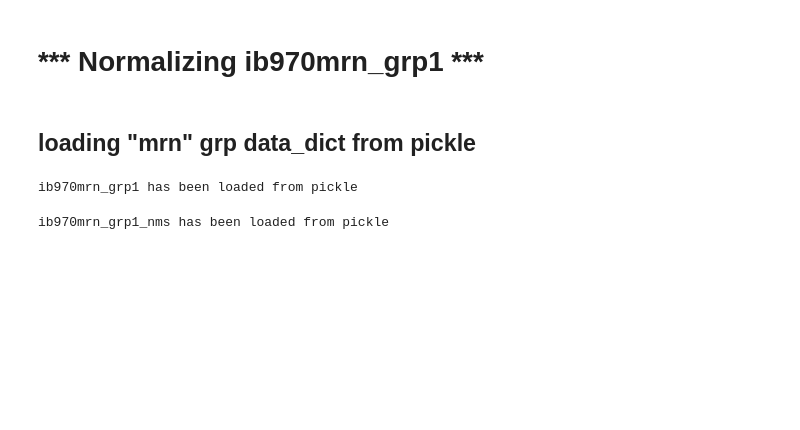
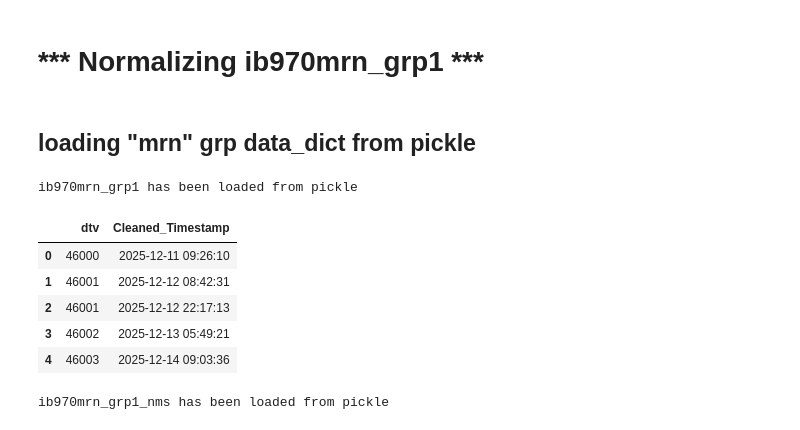
Before and after one commit to 1ratlabs/JL_2, a Jupyter notebook: nrmlz_data_dict.ipynb, the cells around one changed output. Drawn from its saved outputs; the diff is of its cells as text; code cells hidden in the pictures; blank space fills up the shorter version.

```diff
--- a/nrmlz_data_dict.ipynb
+++ b/nrmlz_data_dict.ipynb
@@ -5,11 +5,19 @@
 # %%
 # Load "ib970mrn_grp1" from pickle
 import pickle
-with open("ib970mrn_grp1.pkl", "rb") as f: 'BMR (Basal Metabolic Rate)', 'BMR (Basal Metabolic Rate)',
+with open("ib970mrn_grp1.pkl", "rb") as f:
     ib970mrn_grp1 = pickle.load(f)
 print("ib970mrn_grp1 has been loaded from pickle")
+# verify
+ib970mrn_grp1
 # %% [output]
 ib970mrn_grp1 has been loaded from pickle
+|  | dtv | Cleaned_Timestamp |
+| 0 | 46000 | 2025-12-11 09:26:10 |
+| 1 | 46001 | 2025-12-12 08:42:31 |
+| 2 | 46001 | 2025-12-12 22:17:13 |
+| 3 | 46002 | 2025-12-13 05:49:21 |
+| 4 | 46003 | 2025-12-14 09:03:36 |
 # %%
 # Load "ib970mrn_grp1_nms" from pickle
 import pickle
```
Also changed, not shown: 4 other files.
